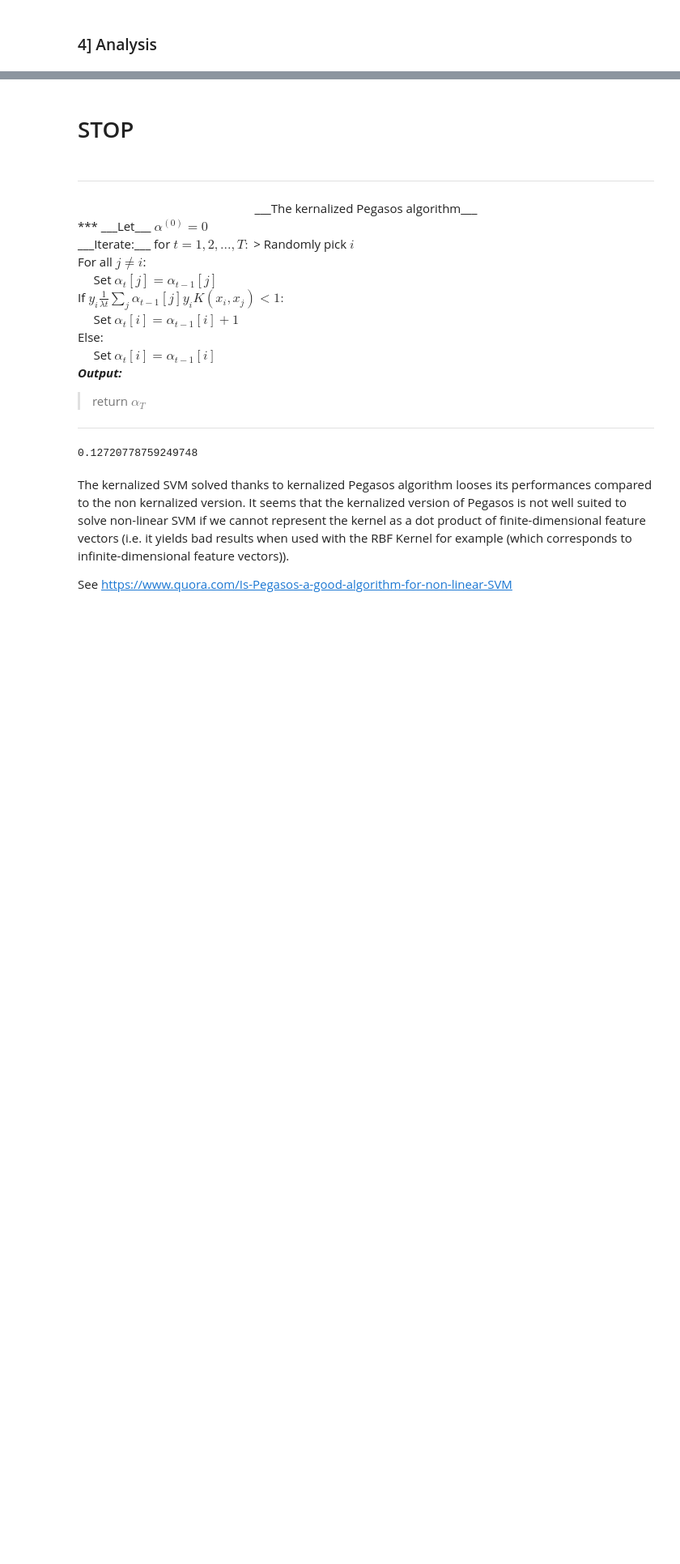
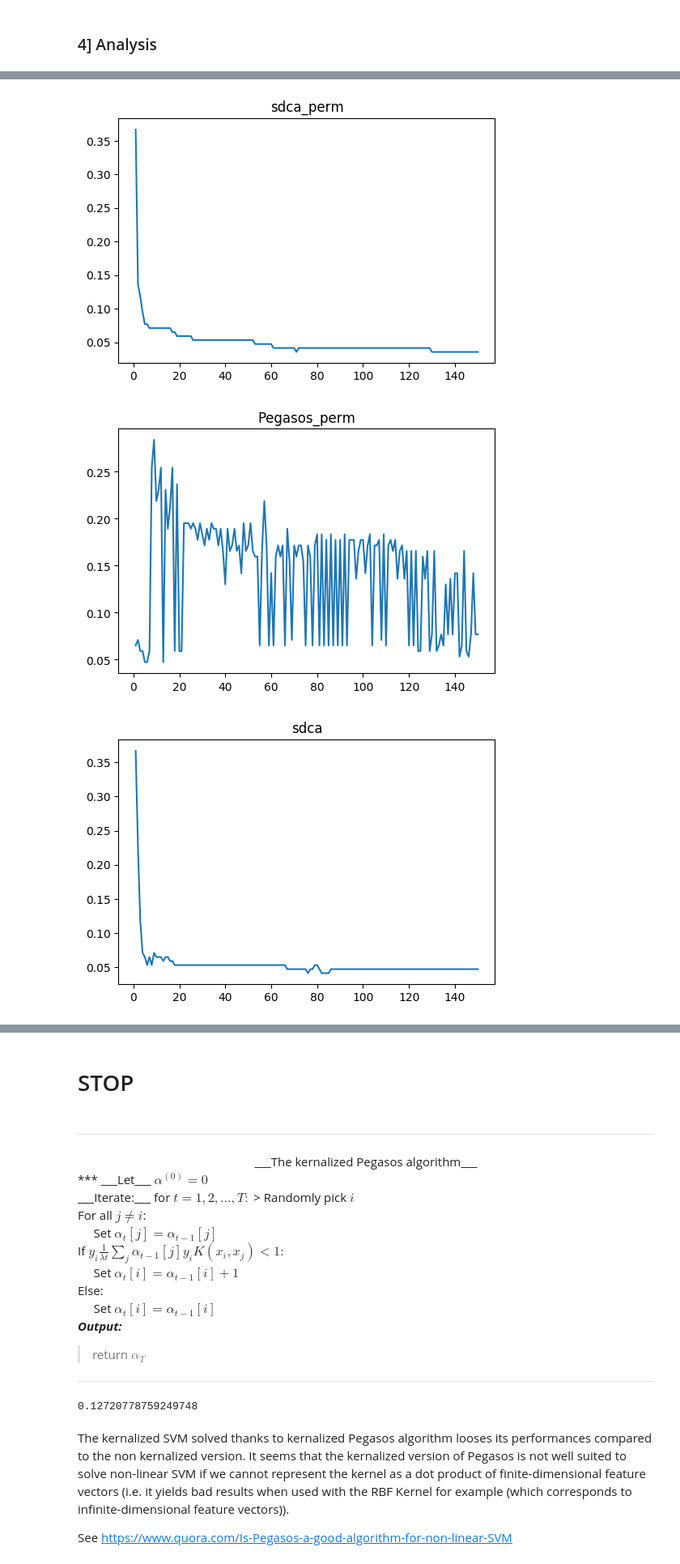
Before and after one commit to mathislinger/SOADML, a Jupyter notebook: SOADML project.ipynb, the cells around one changed output, grey strips where cells are left out. Shown at 81% size. Drawn from its saved outputs; the diff is of its cells as text; code cells hidden in the pictures; blank space fills up the shorter version.

Commit message:
write sdca mini batch

```diff
--- a/SOADML project.ipynb
+++ b/SOADML project.ipynb
@@ -463,10 +454,13 @@ sum(abs(pred_sklearn - y_test)/2)
 # %%
+coef_dict = {'sdca': [], 'sdca_mini_batch': [], 'sdca_perm': [], 'Pegasos': [],
+             'Pegasos_mini_batch': [], 'Pegasos_perm': []}
 n = X_train.shape[0]
-mini_batch_size = 100
-for nb_epoch in [1]:
-    sdca_coefs = SDCA(X_train, y_train, 1, nb_epoch*n, output = 'averaging')
-    sdca_mini_batch_coefs = SDCA_mini_batch(X_train, y_train, mini_batch_size, 1, 0.95, int(nb_epoch*n/mini_batch_size), output = 'averaging')
-    sdca_perm_coefs = SDCA_perm(X_train, y_train, nb_epoch, output = 'averaging')
-    Pegasos_coefs = Pegasos(X_train, y_train, 1, nb_epoch*n, projection = False)
-    Pegasos_mini_batch_coefs = Pegasos_mini_batch(X_train, y_train, 1, int(nb_epoch*n/mini_batch_size), projection = False)
-    Pegasos_perm_coefs = Pegasos_perm(X_train, y_train, 1, nb_epoch, projection = False)
+mini_batch_size = 10
+nb_epoch = 150
+
+coef_dict['sdca'] = SDCA(X_train, y_train, 0.01, nb_epoch*n, output = 'averaging')
+coef_dict['sdca_mini_batch'] = SDCA_mini_batch(X_train, y_train, mini_batch_size, 0.01, 0.95, int(nb_epoch*n/mini_batch_size), output = 'averaging')
+coef_dict['sdca_perm'] = SDCA_perm(X_train, y_train, 0.01, nb_epoch*n, output = 'averaging')
+coef_dict['Pegasos'] = Pegasos(X_train, y_train, 0.01, nb_epoch*n, projection = False)
+coef_dict['Pegasos_mini_batch'] = Pegasos_mini_batch(X_train, y_train, mini_batch_size, 0.01, int(nb_epoch*n/mini_batch_size), projection = False)
+coef_dict['Pegasos_perm'] = Pegasos_perm(X_train, y_train, 0.01, nb_epoch, projection = False)
@@ -480,5 +466,0 @@ pred_Pegasos_perm = Pegasos_perm_coefs.dot(X_test.T)
-# %%
-n = X_train.shape[0]
-mini_batch_size = 100
-nb_epoch = 30
-sdca_coefs = SDCA(X_train, y_train, .0000001, nb_epoch*n, output = 'averaging')
@@ -500,0 +467,24 @@ sum(abs(pred_sdca - y_test)/2)
+# %%
+def hinge_loss(y_pred, y_true, w, lambda_):
+    return np.mean([max(0,i) for i in (1-pred_label*y_test)]) + lambda_/2 * np.linalg.norm(w)**2
+# %%
+error_dict = {'sdca': [], 'sdca_mini_batch': [], 'sdca_perm': [], 'Pegasos': [],
+             'Pegasos_mini_batch': [], 'Pegasos_perm': []}
+for i, j in coef_dict.items():
+    for k in j:
+        pred = k.dot(X_test.T)
+        # Compute AUC
+        auc = metrics.roc_auc_score(y_test, pred)
+        # Compute error rate
+        pred_label = (pred > 0).astype(int)
+        np.place(pred_label, pred_label==0, -1)
+        error_dict[i].append((auc, sum(abs(pred_label - y_test)/2) / len(y_test), hinge_loss(pred_label, y_test, k, 0.01)))
+# %%
+for i, j in error_dict.items():
+    plt.plot(np.arange(nb_epoch) + 1, [l[1] for l in j])
+    plt.title(i)
+    plt.show()
+# %% [output]
+[figure, added]
+[figure, added]
+[figure, added]
```
Also changed, not shown: parts of 33 cells of this notebook.
